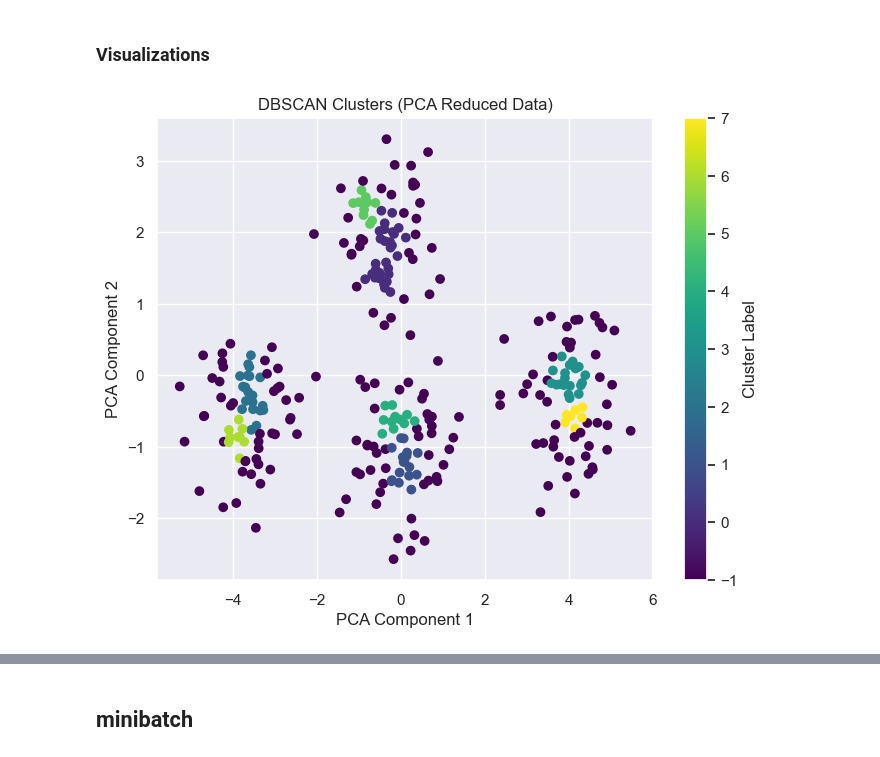
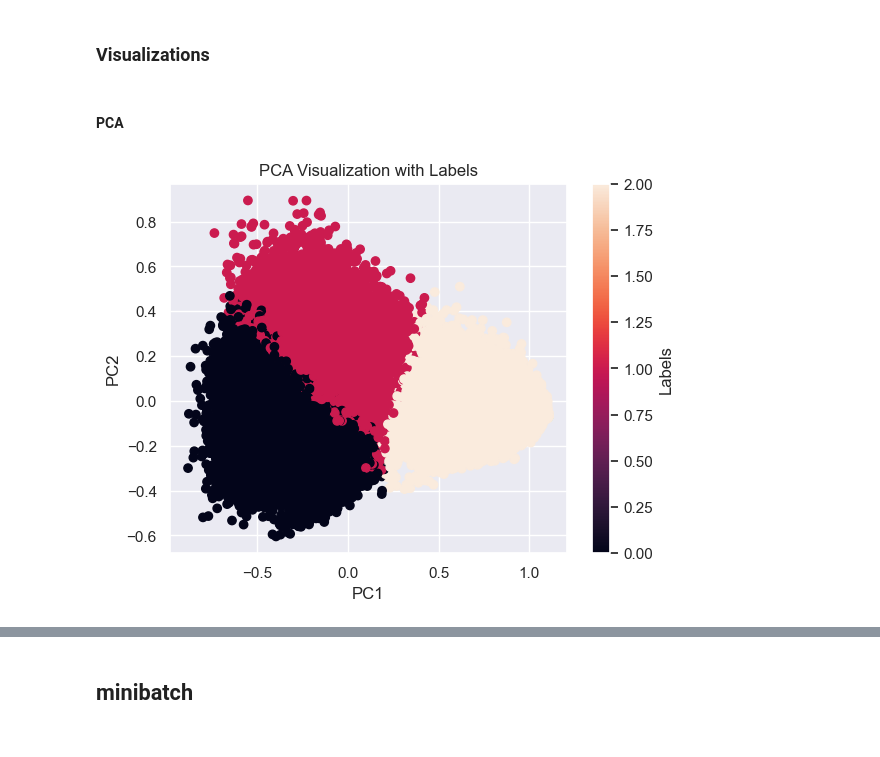
Before and after one commit to tomaszzywicki/Soccer-matches-data-analysis, a Jupyter notebook: code/KM3/models.ipynb, the cells around one changed output, grey strips where cells are left out. Saved outputs shown, nothing was run; the diff lists cells and outputs as text; code cells hidden in the pictures.

```diff
--- a/code/KM3/models.ipynb
+++ b/code/KM3/models.ipynb
@@ -63,32 +138,9 @@ kmeans.fit(df)
 KMeans(n_clusters=3, random_state=0)
 # %% [markdown]
 ### Visualizations
-# %%
-import numpy as np
-import matplotlib.pyplot as plt
-from sklearn.decomposition import PCA
-from sklearn.cluster import DBSCAN
-from sklearn.datasets import make_blobs
-
-# Generate sample data
-X, _ = make_blobs(n_samples=300, centers=4, cluster_std=0.60, random_state=0)
-
-# Fit DBSCAN model
-dbscan = DBSCAN(eps=0.3, min_samples=10)
-dbscan.fit(X)
-labels = dbscan.labels_
-
-# Perform PCA for dimensionality reduction
-pca = PCA(n_components=2)
-X_reduced = pca.fit_transform(X)
-
-# Plot the clusters
-plt.figure(figsize=(8, 6))
-plt.scatter(X_reduced[:, 0], X_reduced[:, 1], c=labels, cmap='viridis', marker='o')
-plt.title('DBSCAN Clusters (PCA Reduced Data)')
-plt.xlabel('PCA Component 1')
-plt.ylabel('PCA Component 2')
-plt.colorbar(label='Cluster Label')
-plt.show()
-# %% [output]
-[figure, removed]
+# %% [markdown]
+#### PCA
+# %%
+visualize_pca_dataset_labels(df, kmeans.labels_)
+# %% [output]
+[figure, added]
```
Also changed, not shown: parts of 17 cells of this notebook, 2 other files.
